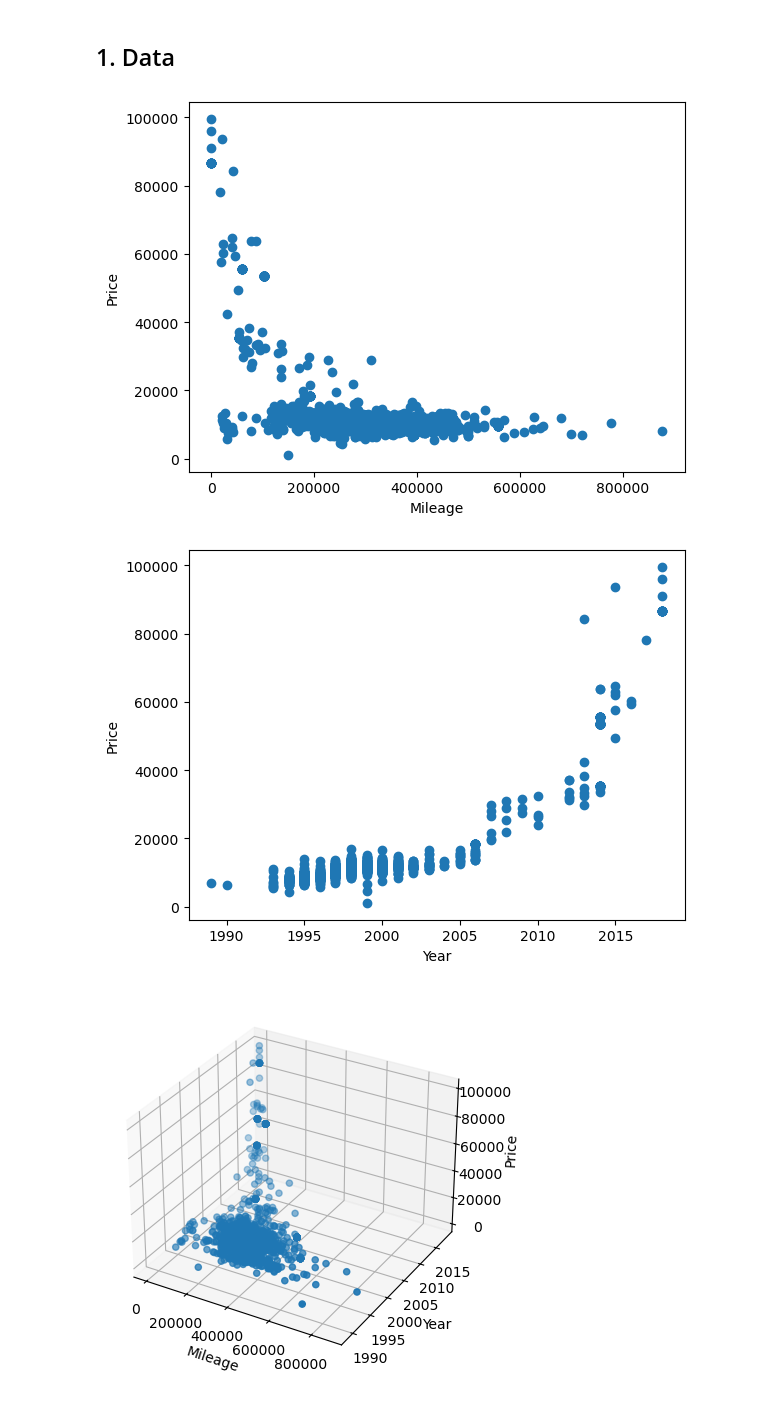
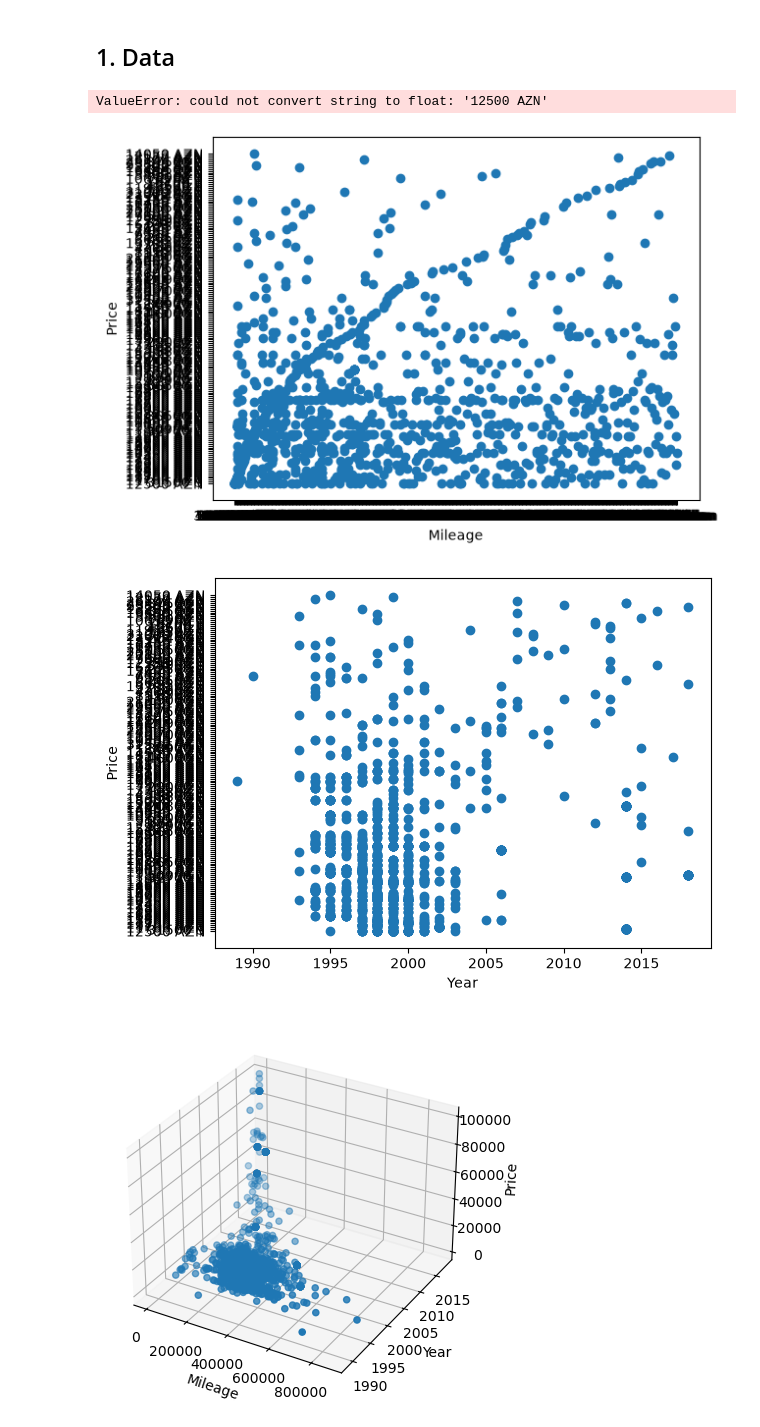
Before and after one commit to MammadHuseyn/ml-hw-1, a Jupyter notebook: CSCI4734_2026F_A1.ipynb, the cells around one changed output. Drawn from its saved outputs; the diff is of its cells as text; code cells hidden in the pictures.

```diff
--- a/CSCI4734_2026F_A1.ipynb
+++ b/CSCI4734_2026F_A1.ipynb
@@ -13,28 +13,43 @@ from sklearn.metrics import mean_squared_error, r2_score, accuracy_score
 ## 1. Data
 # %%
 # read data
-cars =
+cars = pd.read_csv('turboaz.csv')
 # %%
 # get columns and preprocess features
-X1_cars =
-X2_cars =
-Y_cars =
+X1_cars = cars['Yurush']
+X2_cars = cars['Buraxilish ili']
+Y_cars = cars['Qiymet']
+# %%
+X1_cars = X1_cars.str.replace(' ', '')
+X1_cars = X1_cars.str.replace('km', '')
+X1_cars = X1_cars.astype(float)
+# %%
+#changin $ prices to AZN, then making clm float
+
+usd = Y_cars.str.contains('$', regex = False)
+Y_cars = Y_cars.str.replace(' AZN', '', regex = False)
+Y_cars = Y_cars.str.replace(' $', '', regex = False)
+Y_cars = Y_cars.astype(float)
+
+Y_cars.loc[usd] *= 1.7
+# %% [output]
+ValueError: could not convert string to float: '12500 AZN'
 # %%
 # plot X1 and Y
-plt.scatter(, )
+plt.scatter(X1_cars, Y_cars)
 plt.xlabel('Mileage')
 plt.ylabel('Price')
 plt.show()
 # %% [output]
-[figure, old version]
+[figure, new version]
 # %%
 # plot X2 and Y
-plt.scatter(, )
+plt.scatter(X2_cars, Y_cars)
 plt.xlabel('Year')
 plt.ylabel('Price')
 plt.show()
 # %% [output]
-[figure, old version]
+[figure, new version]
 # %%
 # plot X1, X2 and Y
 fig = plt.figure()
```
Also changed, not shown: parts of 11 cells of this notebook.
